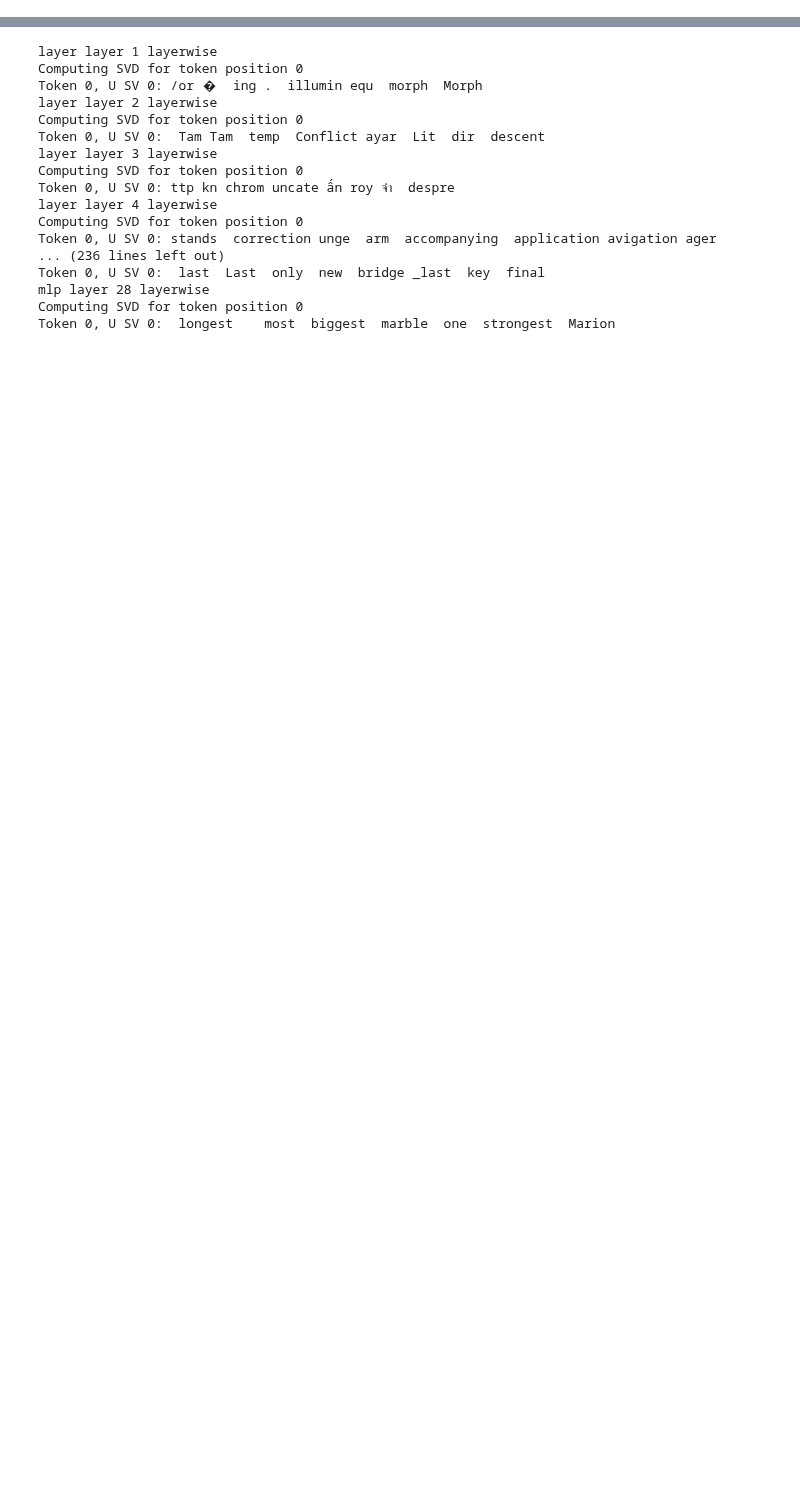
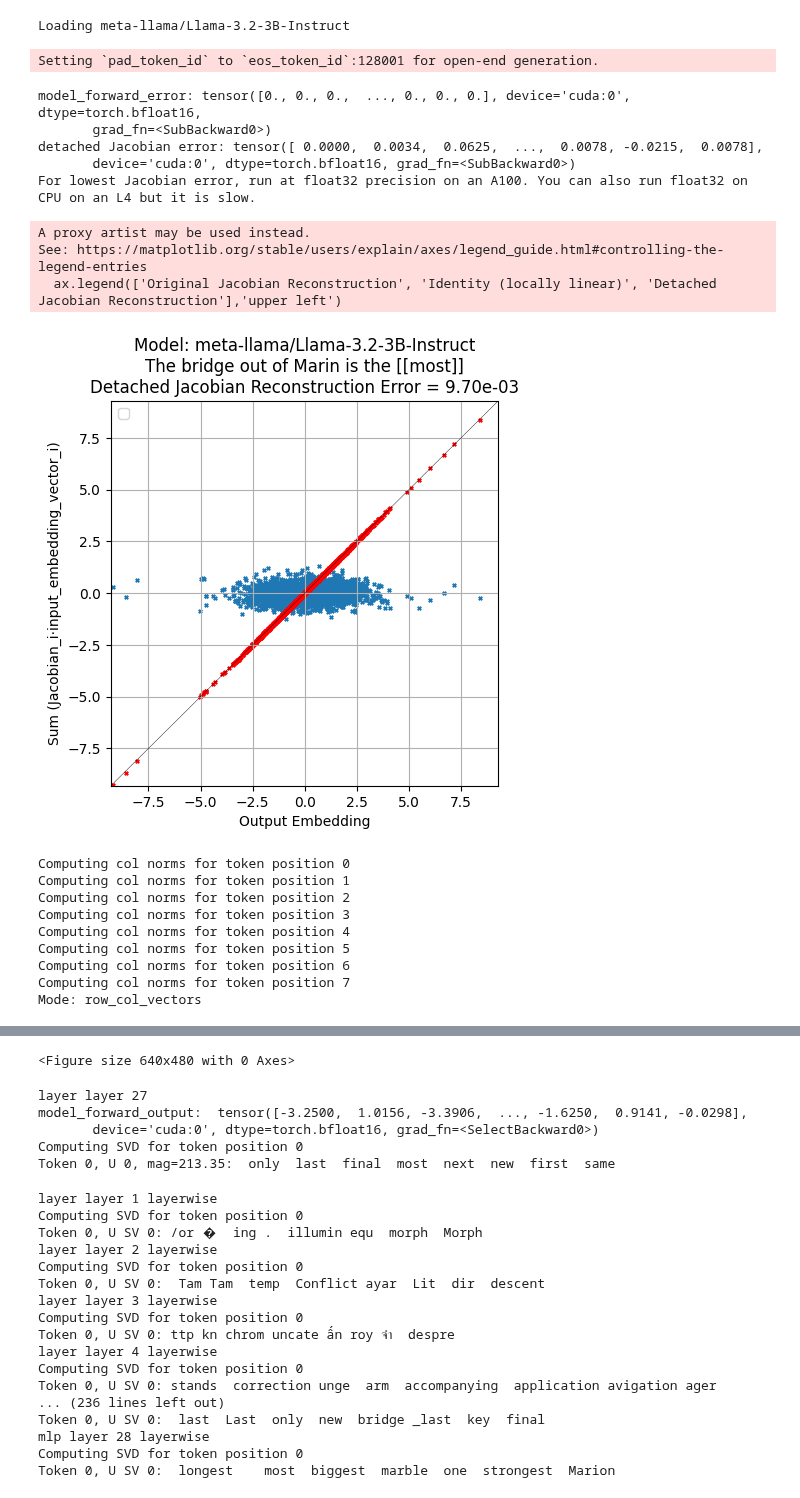
Before and after one commit to jamesgolden1/equivalent-linear-LLMs, a Jupyter notebook: notebooks/llama_3/llama_3_2_3B_locally_linear.ipynb, the cells around one changed output, grey strips where cells are left out. Drawn from its saved outputs; the diff is of its cells as text; code cells hidden in the pictures; blank space fills up the shorter version.

Commit message:
llama 3.2 3b run

```diff
--- a/notebooks/llama_3/llama_3_2_3B_locally_linear.ipynb
+++ b/notebooks/llama_3/llama_3_2_3B_locally_linear.ipynb
@@ -129,0 +3,40 @@ Wall time: 39.8 s
+# %%
+import os
+from google.colab import userdata
+
+# Set environment variables
+os.environ["HF_HUB_ENABLE_HF_TRANSFER"] = '1'
+os.environ["HF_TOKEN"] = userdata.get('HF_TOKEN')
+
+# Execute commands - os.system shows output in real-time by default
+os.system('git clone https://github.com/jamesgolden1/llms-are-llms.git')
+os.chdir('llms-are-llms')
+os.system('pip install -r requirements.txt --no-deps')
+# os.system(f'python -u run_detached_jacobian.py --hf_token {os.environ["HF_TOKEN"]} --model_name "gemma-3-4b" --text "The lightning"')
+
+text_input = "The bridge out of Marin is the"
+model_name = "llama-3.2-2B"
+hf_token = os.environ["HF_TOKEN"]
+
+%run run_detached_jacobian.py --text "{text_input}" --hf_token "{hf_token}" --model_name "{model_name}" --dtype "bfloat16"
+# %% [output]
+Loading meta-llama/Llama-3.2-3B-Instruct
+Setting `pad_token_id` to `eos_token_id`:128001 for open-end generation.
+model_forward_error: tensor([0., 0., 0.,  ..., 0., 0., 0.], device='cuda:0', dtype=torch.bfloat16,
+       grad_fn=<SubBackward0>)
+detached Jacobian error: tensor([ 0.0000,  0.0034,  0.0625,  ...,  0.0078, -0.0215,  0.0078],
+       device='cuda:0', dtype=torch.bfloat16, grad_fn=<SubBackward0>)
+For lowest Jacobian error, run at float32 precision on an A100. You can also run float32 on CPU on an L4 but it is slow.
+A proxy artist may be used instead.
+See: https://matplotlib.org/stable/users/explain/axes/legend_guide.html#controlling-the-legend-entries
+  ax.legend(['Original Jacobian Reconstruction', 'Identity (locally linear)', 'Detached Jacobian Reconstruction'],'upper left')
+[figure, added]
+Computing col norms for token position 0
+Computing col norms for token position 1
+Computing col norms for token position 2
+Computing col norms for token position 3
+Computing col norms for token position 4
+Computing col norms for token position 5
+Computing col norms for token position 6
+Computing col norms for token position 7
+Mode: row_col_vectors
@@ -130,3 +63,13 @@ Wall time: 39.8 s
+<Figure size 640x480 with 0 Axes>
+# %%
+layerlist = [27]#list(range(1,len(analyzer.model.model.layers)+1))
+analyzer.compute_jacobian_layers_svd(layerlist=layerlist,tokens_combined=False,token_list=[0],layer_mode='cumulative',n_components=1,svs=1)#,key='layer')
+# %% [output]
+layer layer 27
+model_forward_output:  tensor([-3.2500,  1.0156, -3.3906,  ..., -1.6250,  0.9141, -0.0298],
+       device='cuda:0', dtype=torch.bfloat16, grad_fn=<SelectBackward0>)
+Computing SVD for token position 0
+Token 0, U 0, mag=213.35:  only  last  final  most  next  new  first  same
 # %%
 layerlist = list(range(1,len(analyzer.model.model.layers)+1))
 analyzer.compute_jacobian_layers_svd(layerlist=layerlist,layer_mode='layerwise',n_components=1,svs=1)#,key='layer')
```
Also changed, not shown: parts of 10 cells of this notebook.
